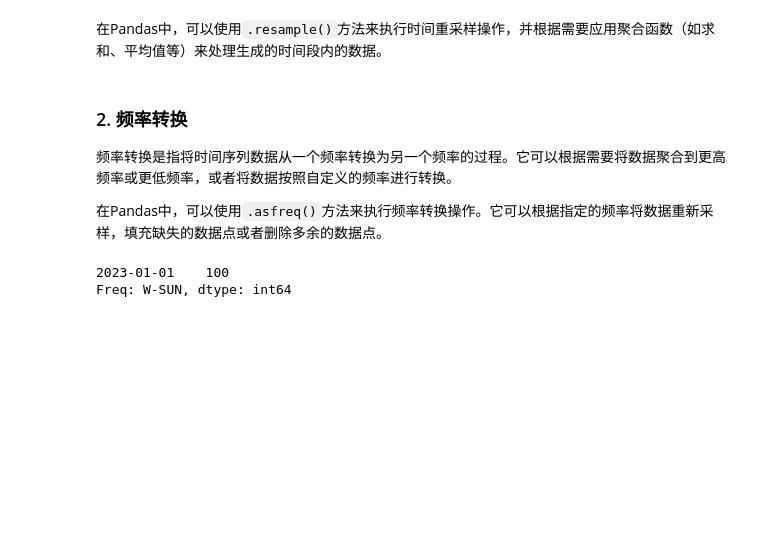
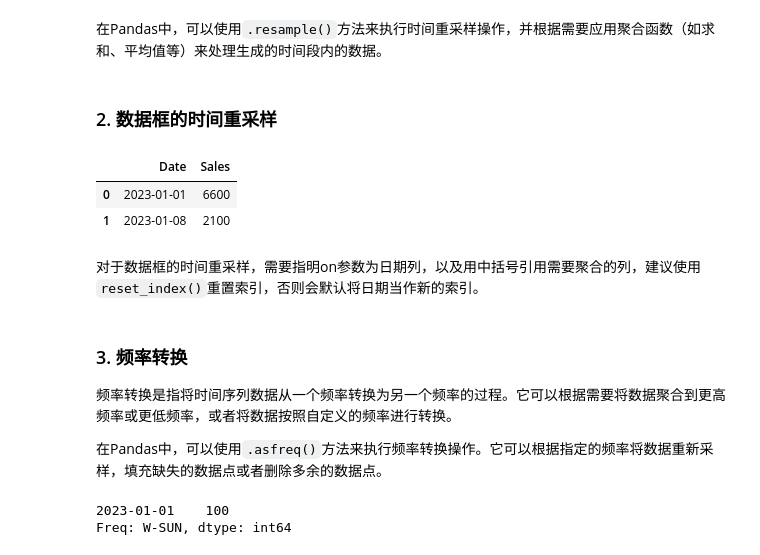
Before and after one commit to jackkkchen/python-book, a Jupyter notebook: 时间序列数据.ipynb, the cells around one changed output. Drawn from its saved outputs; the diff is of its cells as text; code cells hidden in the pictures; blank space fills up the shorter version.

```diff
--- a/时间序列数据.ipynb
+++ b/时间序列数据.ipynb
@@ -479,8 +479,24 @@ print(upsampled_sales)
 Freq: D, dtype: float64
 # %% [markdown]
 在Pandas中，可以使用`.resample()`方法来执行时间重采样操作，并根据需要应用聚合函数（如求和、平均值等）来处理生成的时间段内的数据。
+# %% [markdown]
+### 2. 数据框的时间重采样
+# %%
+import pandas as pd
+sales = pd.DataFrame({'Sales': [1000, 1200, 900, 800, 900, 1000, 800, 1100, 1000],
+                      'Date': pd.date_range('2023-01-01', periods=9, freq='D')})
+
+# 将数据升采样为每7天，并使用reset_index()重置索引
+weekly_sales = sales.resample('7D', on='Date')['Sales'].sum().reset_index()
+weekly_sales
+# %% [output]
+|  | Date | Sales |
+| 0 | 2023-01-01 | 6600 |
+| 1 | 2023-01-08 | 2100 |
+# %% [markdown]
+对于数据框的时间重采样，需要指明on参数为日期列，以及用中括号引用需要聚合的列，建议使用`reset_index()`重置索引，否则会默认将日期当作新的索引。
 # %% [markdown]
-### 2. 频率转换
+### 3. 频率转换
 
 频率转换是指将时间序列数据从一个频率转换为另一个频率的过程。它可以根据需要将数据聚合到更高频率或更低频率，或者将数据按照自定义的频率进行转换。
 
```
Also changed, not shown: parts of 1 cell of this notebook.
